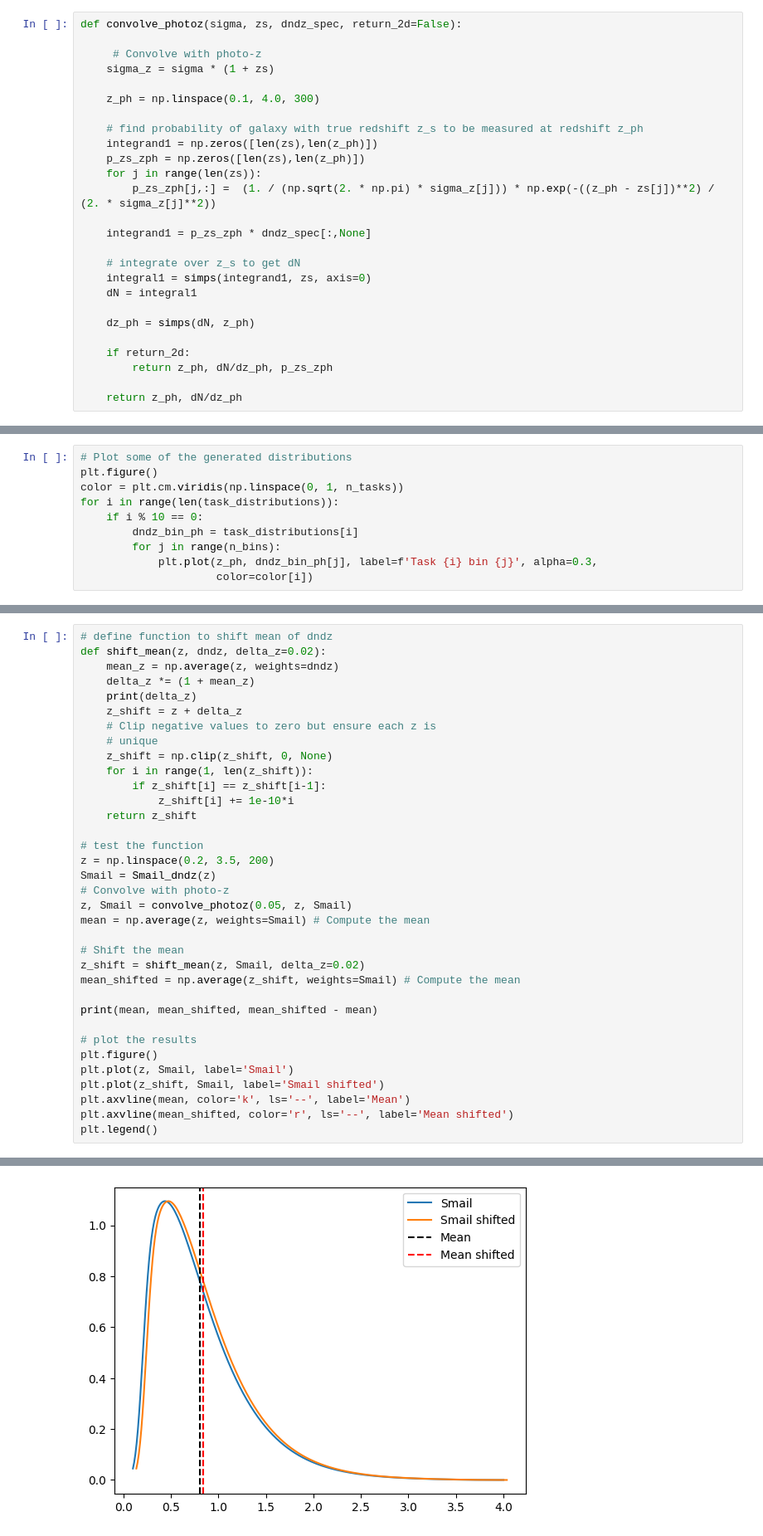
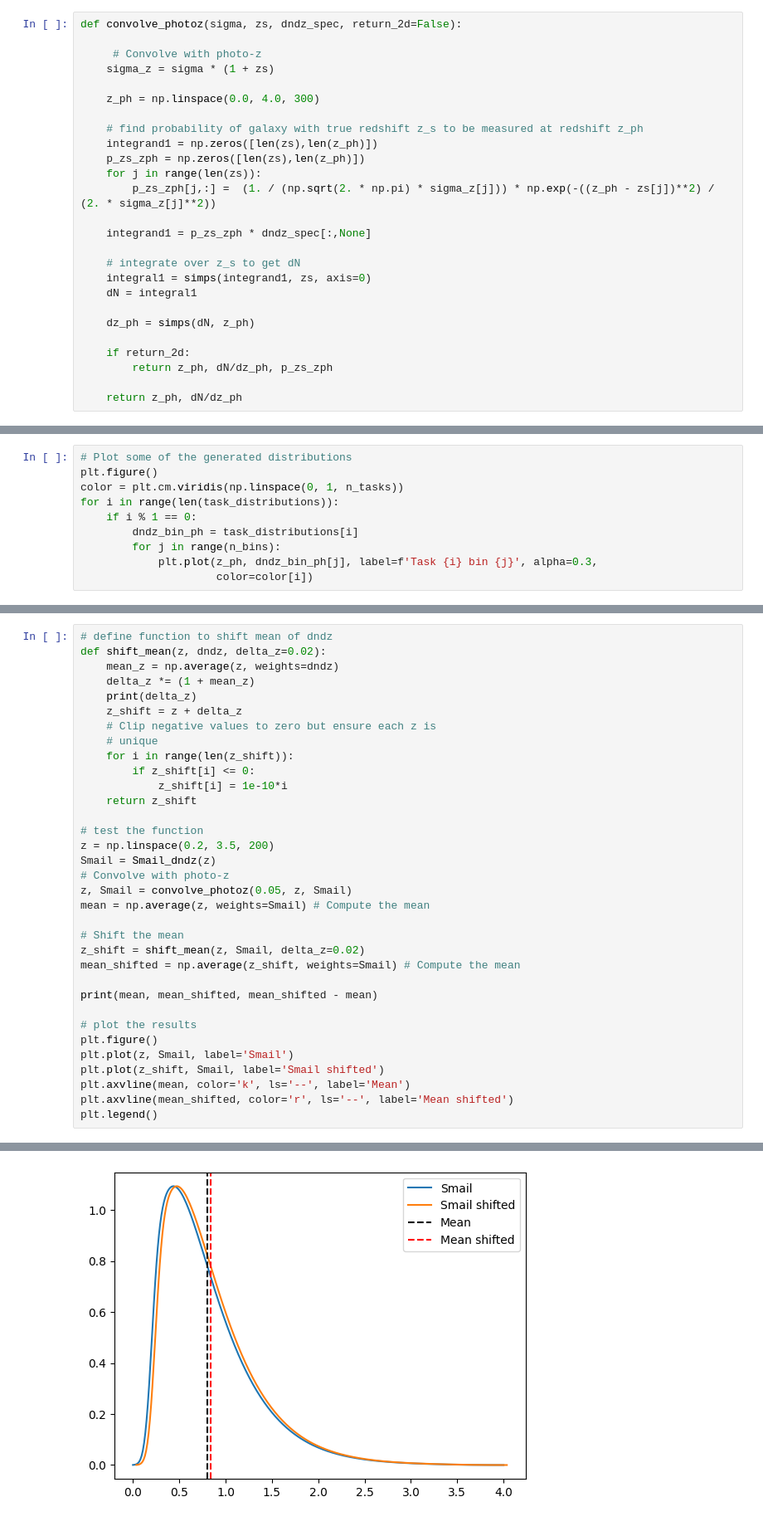
Before and after one commit to CMacM/CosyMAML, a Jupyter notebook: setup_data_generation.ipynb, the cells around one changed output, grey strips where cells are left out. Shown at 83% size. Cells and saved outputs as stored; diff of their text form.

```diff
--- a/setup_data_generation.ipynb
+++ b/setup_data_generation.ipynb
@@ -108,7 +108,7 @@ def convolve_photoz(sigma, zs, dndz_spec, return_2d=False):
      # Convolve with photo-z
     sigma_z = sigma * (1 + zs)
 
-    z_ph = np.linspace(0.1, 4.0, 300)
+    z_ph = np.linspace(0.0, 4.0, 300)
 
     # find probability of galaxy with true redshift z_s to be measured at redshift z_ph
     integrand1 = np.zeros([len(zs),len(z_ph)])
@@ -253,7 +253,7 @@ for i in range(n_tasks):
 plt.figure()
 color = plt.cm.viridis(np.linspace(0, 1, n_tasks))
 for i in range(len(task_distributions)):
-    if i % 10 == 0:
+    if i % 1 == 0:
         dndz_bin_ph = task_distributions[i]
         for j in range(n_bins):
             plt.plot(z_ph, dndz_bin_ph[j], label=f'Task {i} bin {j}', alpha=0.3,
@@ -269,10 +269,9 @@ def shift_mean(z, dndz, delta_z=0.02):
     z_shift = z + delta_z
     # Clip negative values to zero but ensure each z is
     # unique
-    z_shift = np.clip(z_shift, 0, None)
-    for i in range(1, len(z_shift)):
-        if z_shift[i] == z_shift[i-1]:
-            z_shift[i] += 1e-10*i
+    for i in range(len(z_shift)):
+        if z_shift[i] <= 0:
+            z_shift[i] = 1e-10*i
     return z_shift
 
 # test the function
@@ -301,5 +300,5 @@ plt.legend()
 <matplotlib.legend.Legend at 0x...>
-[figure, old version]
+[figure, new version]
 # %%
 n_samples = 10000
 
```
Also changed, not shown: parts of 9 cells of this notebook, 8 other files.
